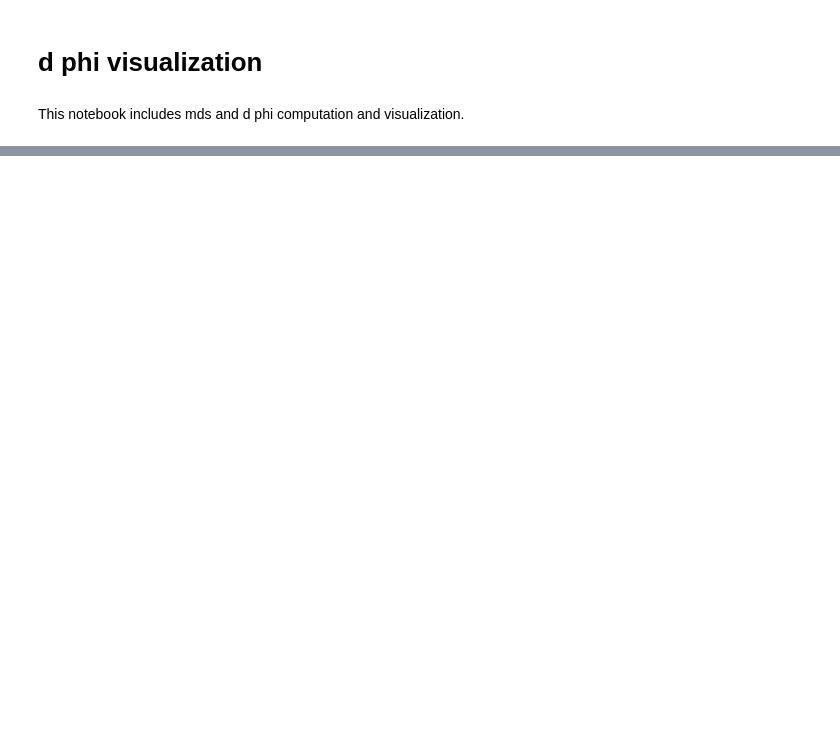
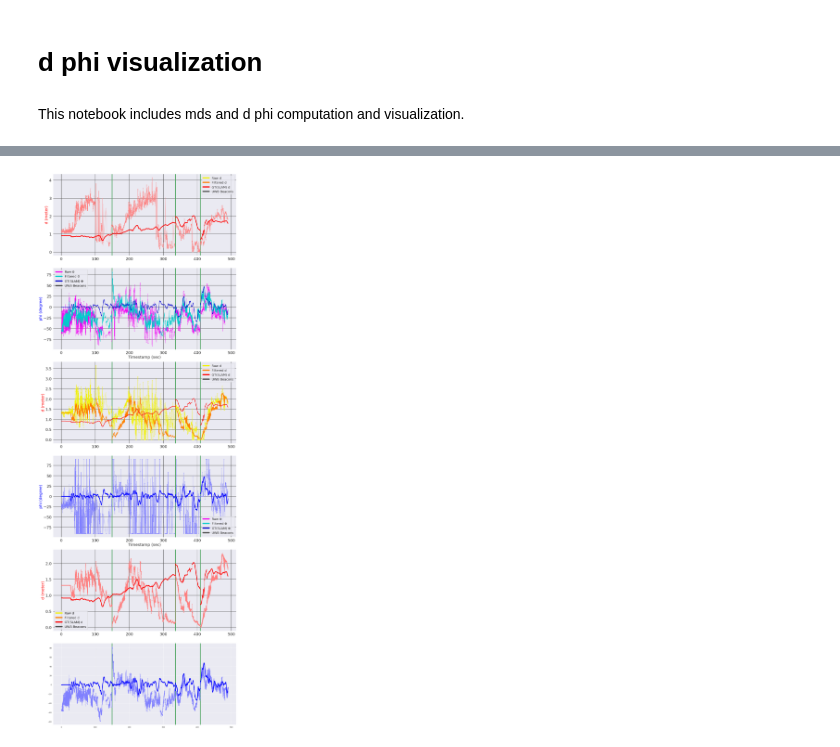
Before and after one commit to eric565648/python_visualization_tools, a Jupyter notebook: d_phi_visualization.ipynb, the cells around one changed output, grey strips where cells are left out. Cells and saved outputs as stored; diff of their text form; code cells hidden in the pictures; blank space fills up the shorter version.

Commit message:
add particle filter

```diff
--- a/d_phi_visualization.ipynb
+++ b/d_phi_visualization.ipynb
@@ -38,10 +39,16 @@ for name in filenames:
     color_met[name] = rgb
     cnt+=1
 
-#patch_1 = Line2D([0], [0], marker='.', color='w', label='Traj P1', markerfacecolor=color_met['0112_1031'], markersize=35)
-#patch_2 = Line2D([0], [0], marker='.', color='w', label='Traj P2', markerfacecolor=color_met['0112_1153'], markersize=35)
-#patch_3 = Line2D([0], [0], marker='.', color='w', label='Traj P3', markerfacecolor=color_met['0112_1328'], markersize=35)
-patches = []
+msize = 8
+patch_1 = Line2D([0], [0], linestyle='-', color=[0.95, 0.95, 0], label='Raw d', linewidth=msize)
+patch_2 = Line2D([0], [0], linestyle='-', color=[1, 0.5, 0.], label='Filtered d', linewidth=msize)
+patch_3 = Line2D([0], [0], linestyle='-', color=[1, 0., 0.], label='GT(SLAM) d', linewidth=msize)
+patch_4 = Line2D([0], [0], linestyle='-', color=[0.3, 0.3, 0.3], label='UWB Beacons', linewidth=msize)
+patches_1 = [patch_1, patch_2, patch_3, patch_4]
+patch_5 = Line2D([0], [0], linestyle='-', color=[0.95, 0, 0.95], label=r'Raw $\Phi$', linewidth=msize)
+patch_6 = Line2D([0], [0], linestyle='-', color=[0., 0.8, 0.8], label=r'Filtered $\Phi$', linewidth=msize)
+patch_7 = Line2D([0], [0], linestyle='-', color=[0, 0, 0.8], label=r'GT(SLAM) $\Phi$', linewidth=msize)
+patches_2 = [patch_5, patch_6, patch_7, patch_4]
 
 def ax_init_d(ax, color):
     # ax.set_facecolor((1.0, 1.0, 1.0))
@@ -53,7 +60,7 @@ def ax_init_d(ax, color):
     #ax.set_xticklabels(-1*ax.get_xticks())
     ax.tick_params(axis='x',labelsize=25)
     ax.tick_params(axis='y',labelsize=25, color=color)
-    #ax.legend(handles=patches, fontsize=30)
+    ax.legend(handles=patches_1, fontsize=20)
     #ax.set_xlabel('Timestamp (sec)', fontsize=20)
     ax.set_ylabel('d (meter)', fontsize=25, color=color)
     ax.grid(color=[0.3, 0.3, 0.3], linestyle='-', linewidth=2)
@@ -68,7 +75,7 @@ def ax_init_phi(ax, color):
     #ax.set_xticklabels(-1*ax.get_xticks())
     ax.tick_params(axis='x',labelsize=25)
     ax.tick_params(axis='y',labelsize=25, color=color)
-    #ax.legend(handles=patches, fontsize=30)
+    ax.legend(handles=patches_2, fontsize=20)
     ax.set_ylabel('phi (degree)', fontsize=25, color=color)
     ax.set_xlabel('Timestamp (sec)', fontsize=25)
     ax.grid(color=[0.3, 0.3, 0.3], linestyle='-', linewidth=2)
@@ -475 +681,42 @@ No No
 ==================================================
+# %%
+f, axes = plt.subplots(nrows = 6, ncols = 1, figsize=(18,50))
+
+for st in anchor_stamp:
+    axes[0].axvline(st, linewidth=5, color='g')
+axes[0].plot(draw_d_phi['0112_1153']['t'], draw_d_phi['0112_1153']['d'], color=[1, 0.5, 0.5], marker='.', linewidth=1, markersize=5)
+axes[0].plot(draw_d_phi['0112_1153']['t_gt'], draw_d_phi['0112_1153']['d_gt'], color=[1, 0, 0], marker='.', linewidth=1, markersize=5)
+axes[0] = ax_init_d(axes[0], [1, 0, 0])
+for st in anchor_stamp:
+    axes[1].axvline(st, linewidth=5, color='g')
+axes[1].plot(draw_d_phi['0112_1153']['t'], draw_d_phi['0112_1153']['phi'], color=[0.95, 0, 0.95], marker='.', linewidth=1, markersize=5)
+axes[1].plot(draw_d_phi['0112_1153']['t_pf'], draw_d_phi['0112_1153']['phi_pf'], color=[0, 0.8, 0.8], marker='.', linewidth=1, markersize=2)
+axes[1].plot(draw_d_phi['0112_1153']['t_gt'], draw_d_phi['0112_1153']['phi_gt'], color=[0, 0, 0.8], marker='.', linewidth=1, markersize=2)
+axes[1] = ax_init_phi(axes[1], [0, 0, 1])
+
+for st in anchor_stamp:
+    axes[2].axvline(st, linewidth=5, color='g')
+axes[2].plot(draw_d_phi['0112_1153']['t'], draw_d_phi['0112_1153']['d_g'], color=[0.95, 0.95, 0], marker='.', linewidth=1, markersize=5)
+axes[2].plot(draw_d_phi['0112_1153']['t_pf'], draw_d_phi['0112_1153']['d_pf'], color=[1, 0.5, 0], marker='.', linewidth=1, markersize=2)
+axes[2].plot(draw_d_phi['0112_1153']['t_gt'], draw_d_phi['0112_1153']['d_gt'], color=[1, 0., 0], marker='.', linewidth=1, markersize=2)
+axes[2] = ax_init_d(axes[2], [1, 0, 0])
+for st in anchor_stamp:
+    axes[3].axvline(st, linewidth=5, color='g')
+axes[3].plot(draw_d_phi['0112_1153']['t'], draw_d_phi['0112_1153']['phi_g'], color=[0.5, 0.5, 1], marker='.', linewidth=1, markersize=5)
+axes[3].plot(draw_d_phi['0112_1153']['t_gt'], draw_d_phi['0112_1153']['phi_gt'], color=[0, 0, 1], marker='.', linewidth=1, markersize=5)
+axes[3] = ax_init_phi(axes[3], [0, 0, 1])
+
+for st in anchor_stamp:
+    axes[4].axvline(st, linewidth=5, color='g')
+axes[4].plot(draw_d_phi['0112_1153']['t_pf'], draw_d_phi['0112_1153']['d_pf'], color=[1, 0.5, 0.5], marker='.', linewidth=1, markersize=5)
+axes[4].plot(draw_d_phi['0112_1153']['t_gt'], draw_d_phi['0112_1153']['d_gt'], color=[1, 0, 0], marker='.', linewidth=1, markersize=5)
+axes[4] = ax_init_d(axes[4], [1, 0, 0])
+for st in anchor_stamp:
+    axes[5].axvline(st, linewidth=5, color='g')
+axes[5].plot(draw_d_phi['0112_1153']['t_pf'], draw_d_phi['0112_1153']['phi_pf'], color=[0.5, 0.5, 1], marker='.', linewidth=1, markersize=5)
+axes[5].plot(draw_d_phi['0112_1153']['t_gt'], draw_d_phi['0112_1153']['phi_gt'], color=[0, 0, 1], marker='.', linewidth=1, markersize=5)
+
+f.tight_layout()
+plt.show()
+# %% [output]
+[figure, added]
```
Also changed, not shown: parts of 3 cells of this notebook.
